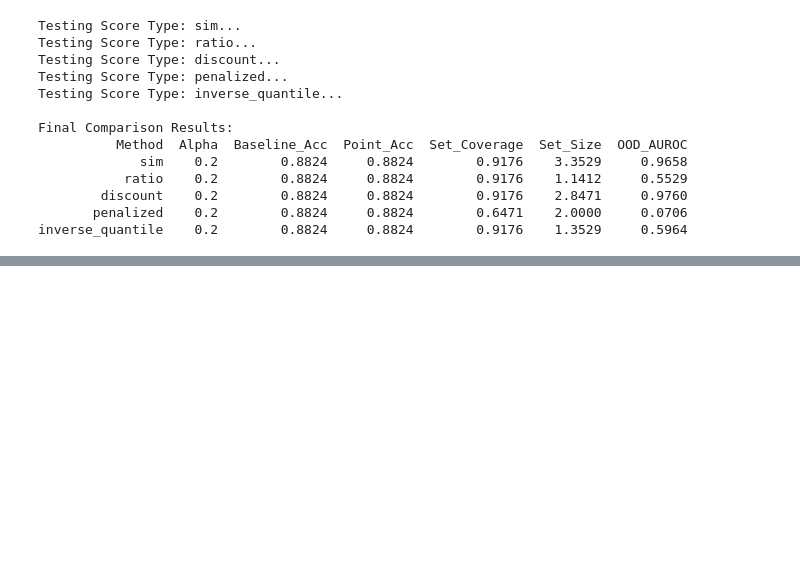
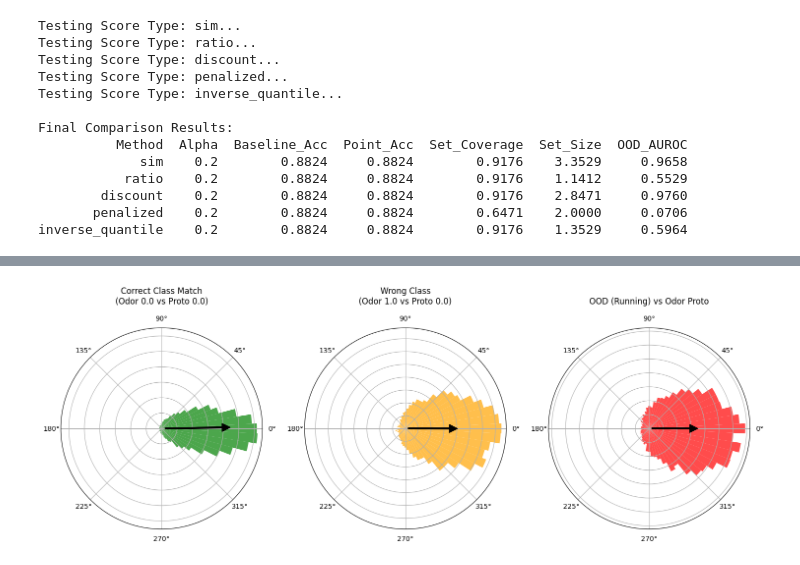
Before and after one commit to ZiyiLiang/conformalHDC, a Jupyter notebook: notebook/Neuron-slicing.ipynb, the cells around one changed output, grey strips where cells are left out. Saved outputs shown, nothing was run; the diff lists cells and outputs as text; code cells hidden in the pictures; blank space fills up the shorter version.

```diff
--- a/notebook/Neuron-slicing.ipynb
+++ b/notebook/Neuron-slicing.ipynb
@@ -251,0 +248,50 @@ inverse_quantile    0.2        0.8824     0.8824        0.9176    1.3529     0.5
+# %%
+idx_match = np.where(y_test == target_class)[0][0]
+sample_match = enc_test_id[idx_match]
+# %%
+idx_mismatch = np.where(y_test != target_class)[0][0]
+sample_mismatch = enc_test_id[idx_mismatch]
+# %%
+sample_ood = enc_ood[0]
+# %%
+diff_match = get_phase_diffs(sample_match, proto)
+diff_mismatch = get_phase_diffs(sample_mismatch, proto)
+diff_ood = get_phase_diffs(sample_ood, proto)
+# %%
+fig = plt.figure(figsize=(15, 5))
+
+# Helper to plot one subplot
+def plot_rose(ax, phases, title, color):
+    # Histogram of angles
+    counts, bins = np.histogram(phases, bins=60, range=(-np.pi, np.pi))
+
+    # Polar plot needs the bars to be drawn on the axes
+    width = (2 * np.pi) / len(counts)
+    ax.bar(bins[:-1], counts, width=width, bottom=0.0, color=color, alpha=0.7)
+    ax.set_title(title, y=1.1)
+    ax.set_yticklabels([]) # Hide radial labels
+
+    # Add an arrow showing the Mean Resultant Vector (average phase)
+    # If the arrow is long, coherence is high. Short means random.
+    mean_vector = np.mean(np.exp(1j * phases))
+    arrow_r = np.abs(mean_vector) * np.max(counts) # Scale for visibility
+    arrow_theta = np.angle(mean_vector)
+    ax.annotate('', xy=(arrow_theta, arrow_r), xytext=(0, 0),
+                arrowprops=dict(facecolor='black', shrink=0.05, width=2))
+
+# Plot A: Match
+ax1 = fig.add_subplot(131, projection='polar')
+plot_rose(ax1, diff_match, f"Correct Class Match\n(Odor {target_class} vs Proto {target_class})", 'green')
+
+# Plot B: Mismatch
+ax2 = fig.add_subplot(132, projection='polar')
+plot_rose(ax2, diff_mismatch, f"Wrong Class\n(Odor {y_test[idx_mismatch]} vs Proto {target_class})", 'orange')
+
+# Plot C: OOD
+ax3 = fig.add_subplot(133, projection='polar')
+plot_rose(ax3, diff_ood, "OOD (Running) vs Odor Proto", 'red')
+
+plt.tight_layout()
+plt.show()
+# %% [output]
+[figure, added]
```
Also changed, not shown: parts of 8 cells of this notebook, 4 other files.
